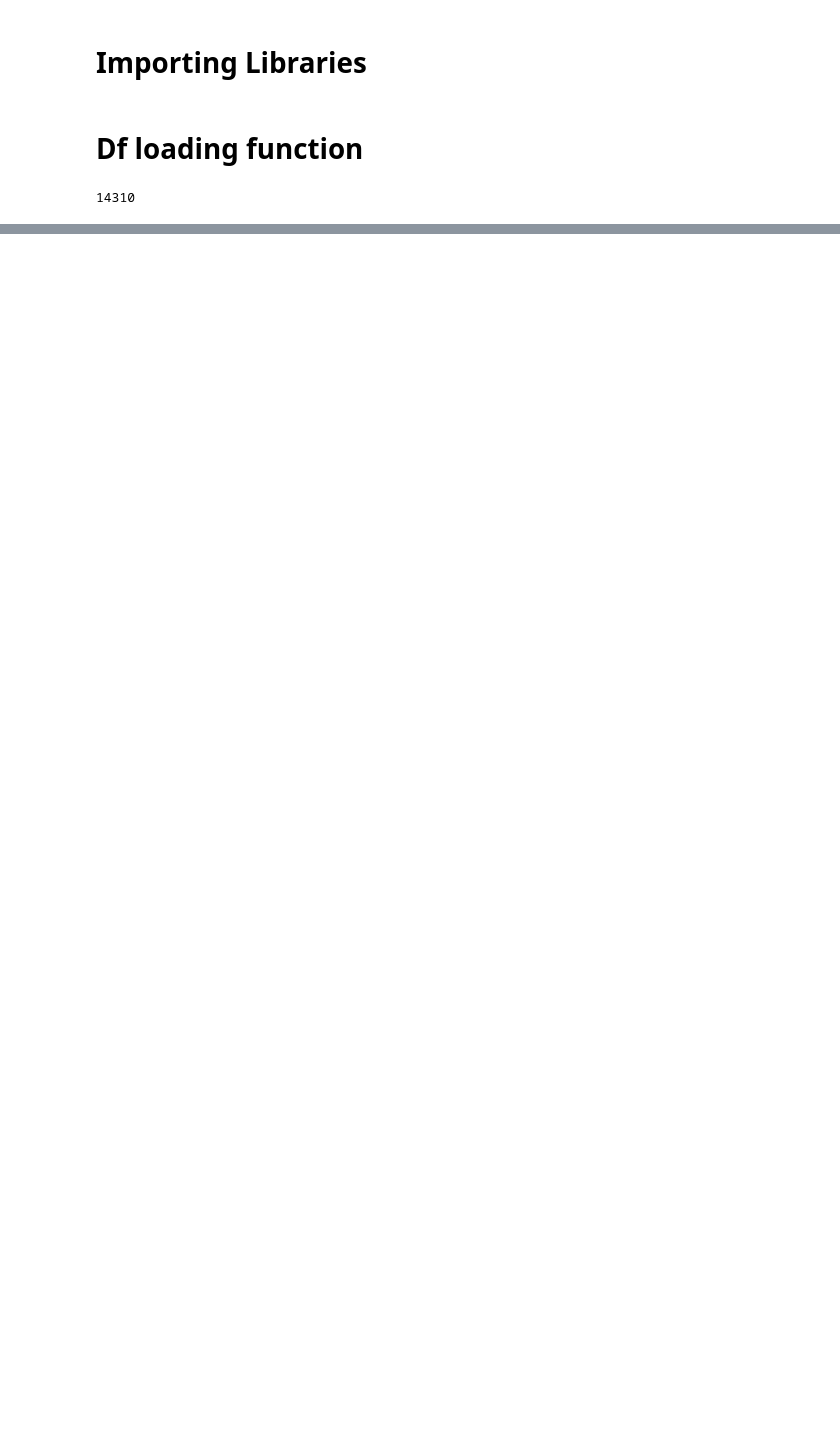
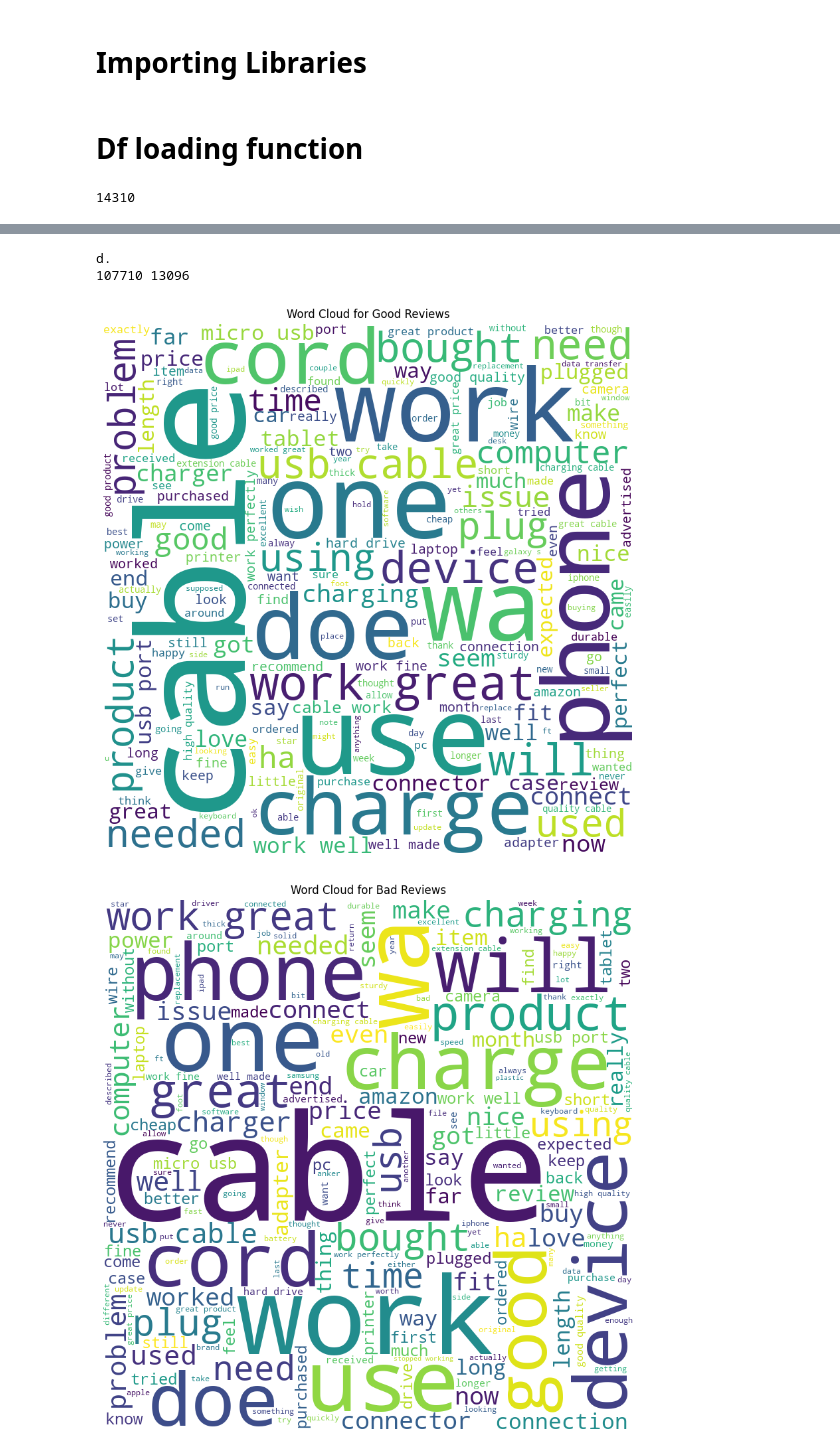
Before and after one commit to NalishJain/CSE508_Winter2024_A3_2021543, a Jupyter notebook: code.ipynb, the cells around one changed output, grey strips where cells are left out. Saved outputs shown, nothing was run; the diff lists cells and outputs as text; code cells hidden in the pictures; blank space fills up the shorter version.

```diff
--- a/code.ipynb
+++ b/code.ipynb
@@ -143,0 +149,5 @@ memory usage: 28.4+ MB
+# %%
+product_df = pd.read_csv("product.csv")
+product_df['date'] = pd.to_datetime(product_df['date'], format='%B %d, %Y', errors='coerce')
+product_df['reviewText'] = product_df['reviewText'].astype(str)
+product_df.info()
@@ -229,0 +245,12 @@ set(product_df['date'])
+# %%
+print("d.")
+good_ratings_review =list(product_df[product_df['overall'] >= 3]['reviewText'])
+bad_ratings_review = list(product_df[product_df['overall'] < 3]['reviewText'])
+print(len(good_ratings_review), len(bad_ratings_review))
+generate_wordcloud(good_ratings_review, 'Word Cloud for Good Reviews')
+generate_wordcloud(bad_ratings_review, 'Word Cloud for Bad Reviews')
+# %% [output]
+d.
+107710 13096
+[figure, added]
+[figure, added]
```
Also changed, not shown: parts of 13 cells of this notebook.
